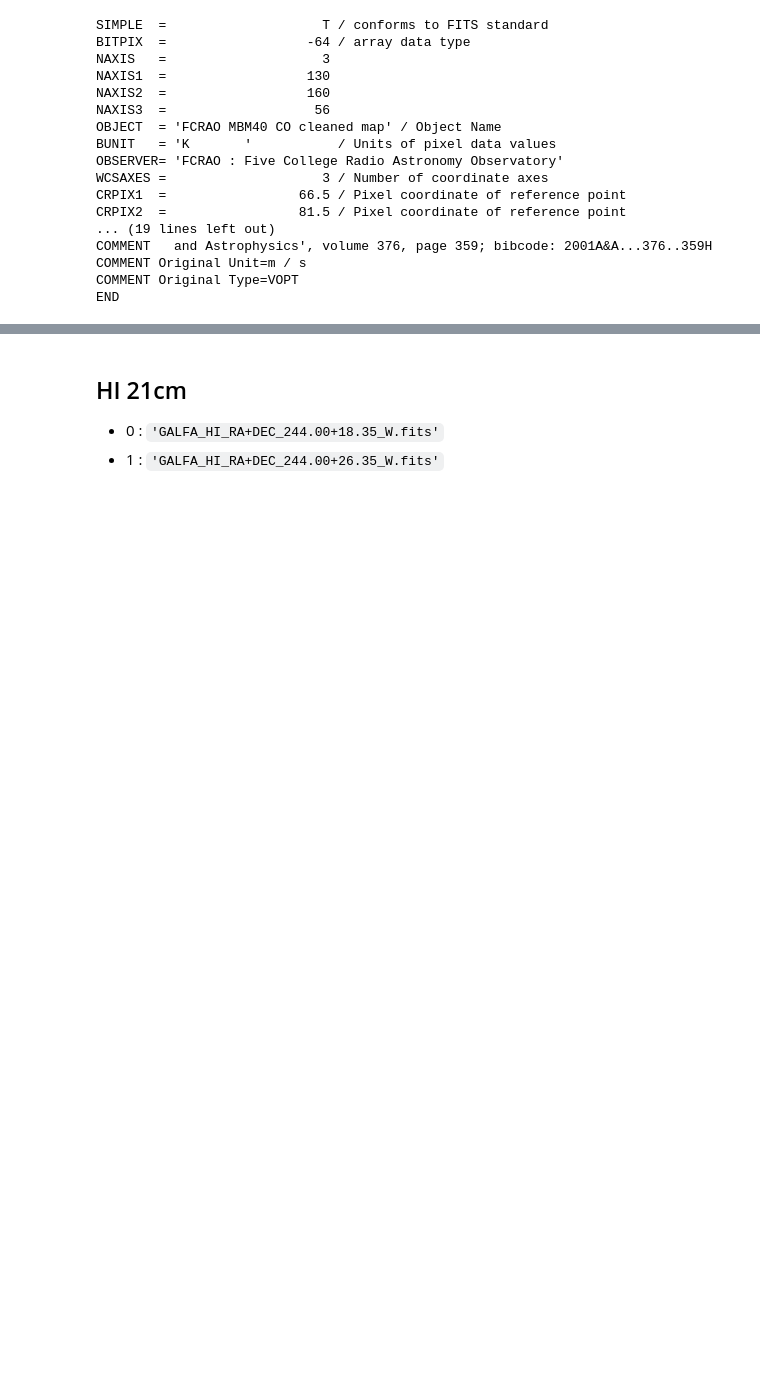
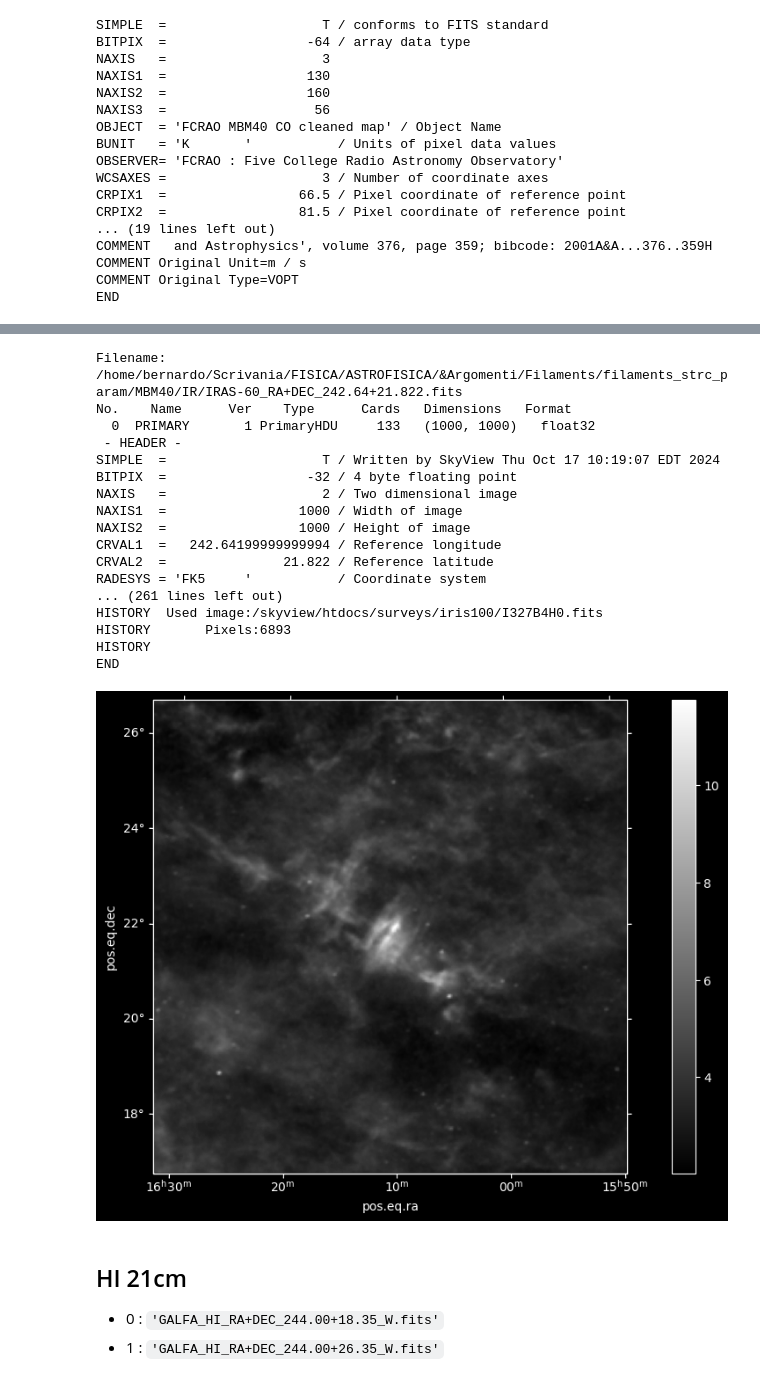
Before and after one commit to 00-berni/filaments_strc_param, a Jupyter notebook: fits_analysis.ipynb, the cells around one changed output, grey strips where cells are left out. Drawn from its saved outputs; the diff is of its cells as text; code cells hidden in the pictures; blank space fills up the shorter version.

```diff
--- a/fits_analysis.ipynb
+++ b/fits_analysis.ipynb
@@ -288,0 +299,30 @@ plt.show()
+# %%
+ir60_hdul, ir60_data   = get_data_fit(ir_paths[0],display_plots=False)
+ir100_hdul, ir100_data = get_data_fit(ir_paths[1],display_plots=False)
+
+ir100_wcs = WCS(ir100_hdul[0].header)
+
+fig = plt.figure(figsize=(13,7))
+ax = fig.add_subplot(111,projection=ir100_wcs)
+ir_img = ax.imshow(ir100_data,cmap='gray')
+plt.colorbar(ir_img)
+plt.show()
+# %% [output]
+Filename: /home/bernardo/Scrivania/FISICA/ASTROFISICA/&Argomenti/Filaments/filaments_strc_param/MBM40/IR/IRAS-60_RA+DEC_242.64+21.822.fits
+No.    Name      Ver    Type      Cards   Dimensions   Format
+  0  PRIMARY       1 PrimaryHDU     133   (1000, 1000)   float32
+ - HEADER -
+SIMPLE  =                    T / Written by SkyView Thu Oct 17 10:19:07 EDT 2024
+BITPIX  =                  -32 / 4 byte floating point
+NAXIS   =                    2 / Two dimensional image
+NAXIS1  =                 1000 / Width of image
+NAXIS2  =                 1000 / Height of image
+CRVAL1  =   242.64199999999994 / Reference longitude
+CRVAL2  =               21.822 / Reference latitude
+RADESYS = 'FK5     '           / Coordinate system
+... (261 lines left out)
+HISTORY  Used image:/skyview/htdocs/surveys/iris100/I327B4H0.fits
+HISTORY       Pixels:6893
+HISTORY
+END
+[figure, added]
```
Also changed, not shown: parts of 12 cells of this notebook.
